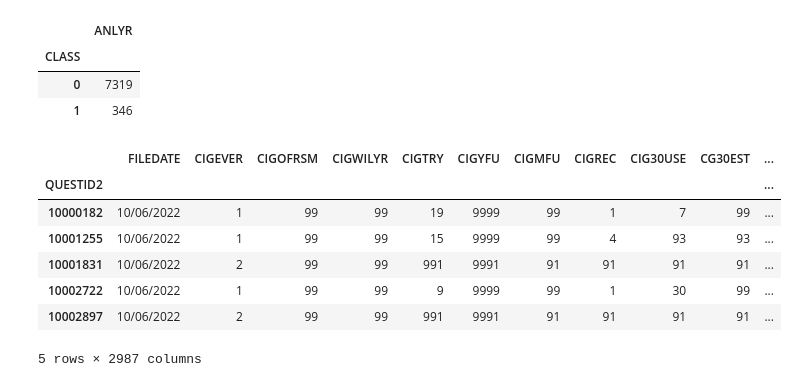
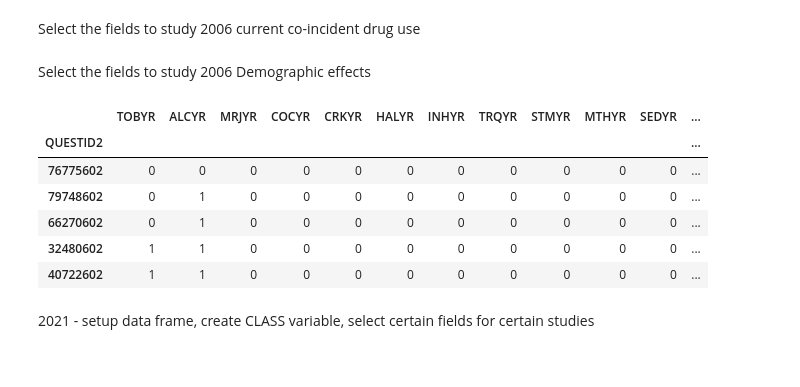
Before and after one commit to HotelTango314/dsa5900, a Jupyter notebook: NSDUH_Explore.ipynb, the cells around one changed output. Saved outputs shown, nothing was run; the diff lists cells and outputs as text; code cells hidden in the pictures.

```diff
--- a/NSDUH_Explore.ipynb
+++ b/NSDUH_Explore.ipynb
@@ -5,2 +11,13 @@ six = pd.read_table("NSDUH_2006_Tab.tsv",sep='\t', header = 0, index_col = 0, lo
+# %%
+six["COMB"] = (
+    six["PROCODNP"]
+    +six["OXYCODP2"]
+    +six["HYDCODOP"]
+    +six["TRAMADP"])
+six["CLASS"] = 0
+six.loc[(six["COMB"]>0) & (six["ANLYR"]==1),"CLASS"]=1
+six.loc[(six["HERYR"]==1) | (six["OXYYR"]==1),"CLASS"]=1
+# %% [markdown]
+Select the fields to study 2006 current co-incident drug use
 # %%
 
@@ -7,0 +26,2 @@ req_fields = ["ANLYR","HERYR","OXYYR","PROCODNP","OXYCODP2","HYDCODOP","TRAMADP"
+# %% [markdown]
+Select the fields to study 2006 Demographic effects
@@ -8,19 +30,17 @@ req_fields = ["ANLYR","HERYR","OXYYR","PROCODNP","OXYCODP2","HYDCODOP","TRAMADP"
 # %%
-six_peak = six.loc[six["CATAG3"]==4,req_fields]
-six_peak["COMB"] = (
-    six_peak["PROCODNP"]
-    +six_peak["OXYCODP2"]
-    +six_peak["HYDCODOP"]
-    +six_peak["TRAMADP"])
-six_peak["CLASS"] = 0
-six_peak.loc[(six_peak["COMB"]>0) & (six_peak["ANLYR"]==1),"CLASS"]=1
-six_peak.loc[(six_peak["HERYR"]==1) | (six_peak["OXYYR"]==1),"CLASS"]=1
-six_peak[["ANLYR","CLASS"]].groupby("CLASS").count()
+six_otherdrug = six.loc[six["CATAG3"]==4,drug_use2006]
-# %% [output]
-|  | ANLYR |
-| CLASS |  |
-| 0 | 7319 |
-| 1 | 346 |
+# %%
+six_otherdrug.head()
+# %% [output]
+|  | TOBYR | ALCYR | MRJYR | COCYR | CRKYR | HALYR | INHYR | TRQYR | STMYR | MTHYR | SEDYR | ... |
+| QUESTID2 |  |  |  |  |  |  |  |  |  |  |  | ... |
+| 76775602 | 0 | 0 | 0 | 0 | 0 | 0 | 0 | 0 | 0 | 0 | 0 | ... |
+| 79748602 | 0 | 1 | 0 | 0 | 0 | 0 | 0 | 0 | 0 | 0 | 0 | ... |
+| 66270602 | 0 | 1 | 0 | 0 | 0 | 0 | 0 | 0 | 0 | 0 | 0 | ... |
+| 32480602 | 1 | 1 | 0 | 0 | 0 | 0 | 0 | 0 | 0 | 0 | 0 | ... |
+| 40722602 | 1 | 1 | 0 | 0 | 0 | 0 | 0 | 0 | 0 | 0 | 0 | ... |
+# %% [markdown]
+2021 - setup data frame, create CLASS variable, select certain fields for certain studies
 # %%
 tw1 = pd.read_table(
     "NSDUH_2021_Tab.txt",
@@ -29,14 +49,5 @@ tw1 = pd.read_table(
     index_col = 0,
     low_memory=False)
 # %%
-tw1.head()
+tw1["CLASS"] = tw1["OPIANYYR"]
-# %% [output]
-|  | FILEDATE | CIGEVER | CIGOFRSM | CIGWILYR | CIGTRY | CIGYFU | CIGMFU | CIGREC | CIG30USE | CG30EST | ... |
-| QUESTID2 |  |  |  |  |  |  |  |  |  |  | ... |
-| 10000182 | 10/06/2022 | 1 | 99 | 99 | 19 | 9999 | 99 | 1 | 7 | 99 | ... |
-| 10001255 | 10/06/2022 | 1 | 99 | 99 | 15 | 9999 | 99 | 4 | 93 | 93 | ... |
-| 10001831 | 10/06/2022 | 2 | 99 | 99 | 991 | 9991 | 91 | 91 | 91 | 91 | ... |
-| 10002722 | 10/06/2022 | 1 | 99 | 99 | 9 | 9999 | 99 | 1 | 30 | 99 | ... |
-| 10002897 | 10/06/2022 | 2 | 99 | 99 | 991 | 9991 | 91 | 91 | 91 | 91 | ... |
-5 rows × 2987 columns
 # %%
```
Also changed, not shown: parts of 21 cells of this notebook.
